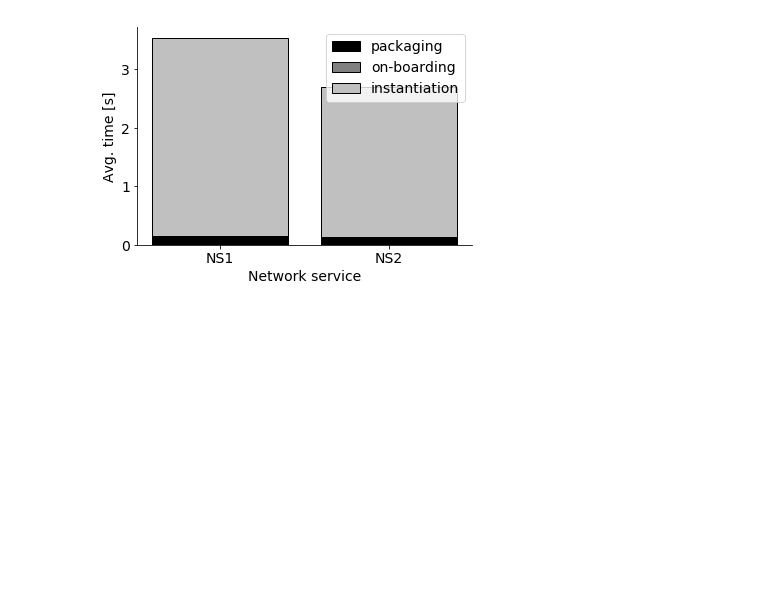
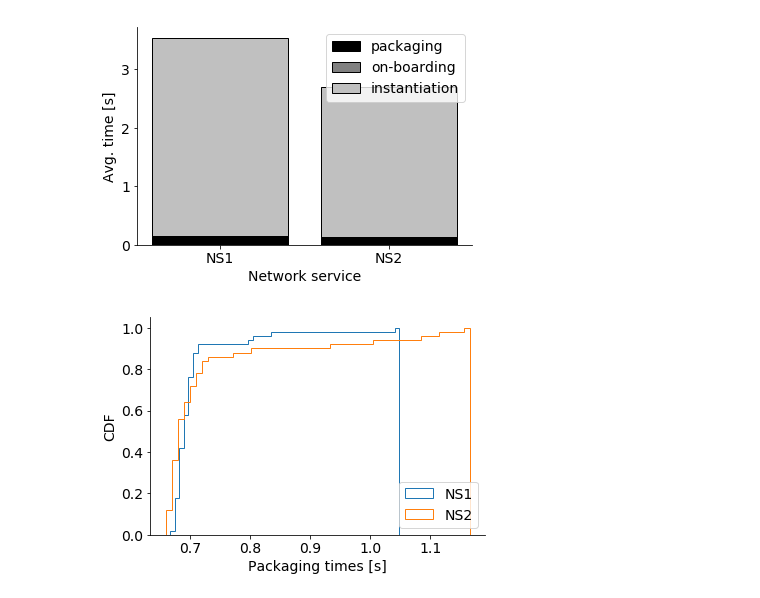
Before and after one commit to sonata-nfv/tng-industrial-pilot, a Jupyter notebook: evaluation/plot_times.ipynb, the cells around one changed output. Cells and saved outputs as stored; diff of their text form; code cells hidden in the pictures; blank space fills up the shorter version.

Commit message:
added cdf plots

```diff
--- a/evaluation/plot_times.ipynb
+++ b/evaluation/plot_times.ipynb
@@ -72,3 +72,28 @@ plt.savefig('plots/barplot.pdf', bbox_inches='tight')
 plt.show()
 # %% [output]
 [figure]
+# %%
+# plot CDF of times in specified column name
+def plot_cdf(column_name, plot_name):
+    ns1_times = df.loc[df['service'] == 'ns1'][column_name]
+    ns2_times = df.loc[df['service'] == 'ns2'][column_name]
+    num_times = ns1_pkg_times.shape[0]
+
+    plt.hist(ns1_times, num_times, density=1, histtype='step', cumulative=True)
+    plt.hist(ns2_times, num_times, density=1, histtype='step', cumulative=True)
+    # drop at the end is an artifact of this hist plotting function
+    # TODO: find nicer plotting (https://stackoverflow.com/a/9379432/2745116)
+
+    plt.xlabel(f"{plot_name} times [s]")
+    plt.ylabel("CDF")
+    plt.legend(['NS1', 'NS2'], loc=4)
+
+    plt.gca().spines['top'].set_visible(False)
+    plt.gca().spines['right'].set_visible(False)
+
+    plt.savefig(f'plots/cdf_{column_name}.pdf', bbox_inches='tight')
+    plt.show()
+# %%
+plot_cdf('packaging', 'Packaging')
+# %% [output]
+[figure, added]
```
Also changed, not shown: parts of 5 cells of this notebook, 5 other files.
